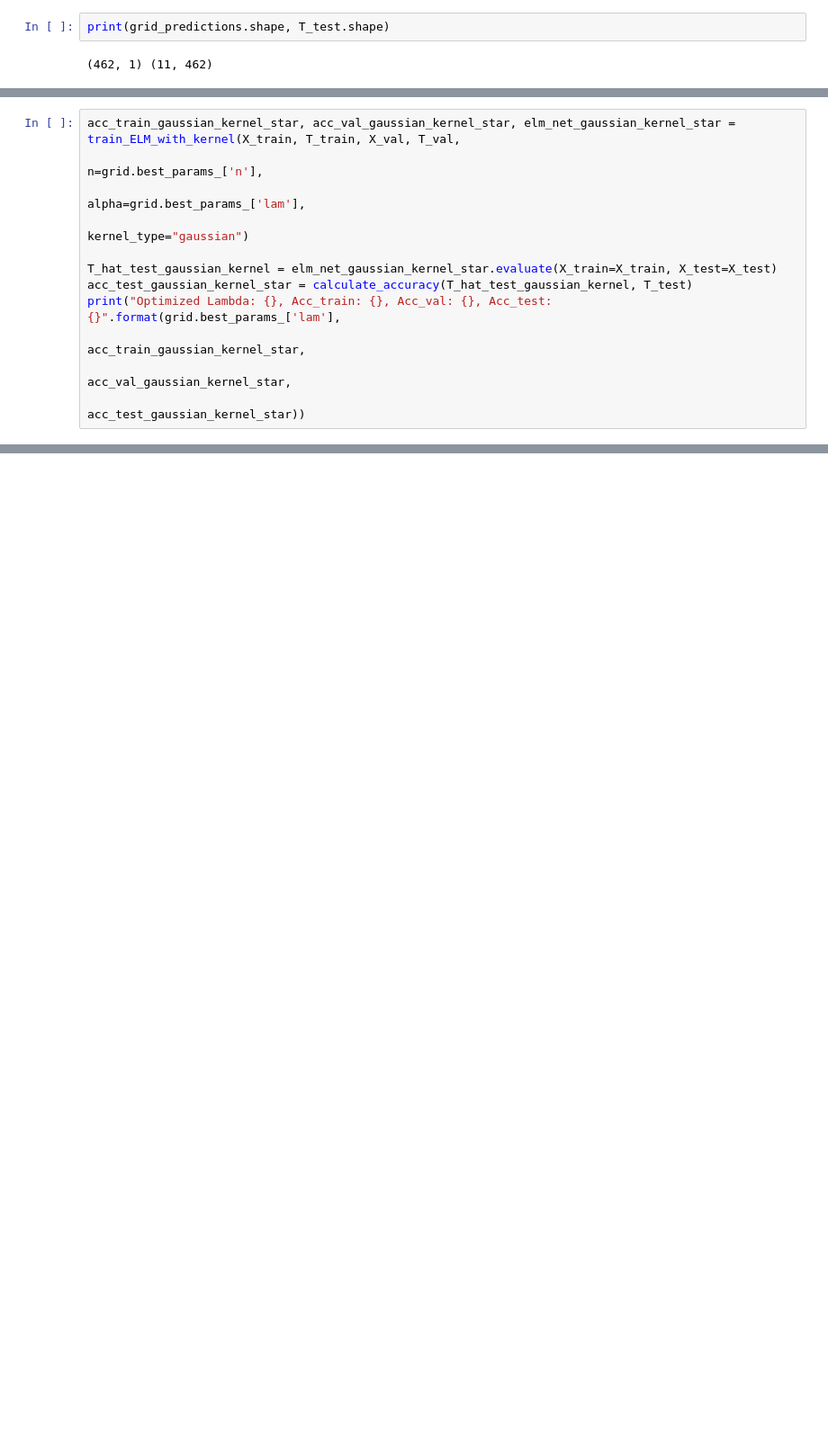
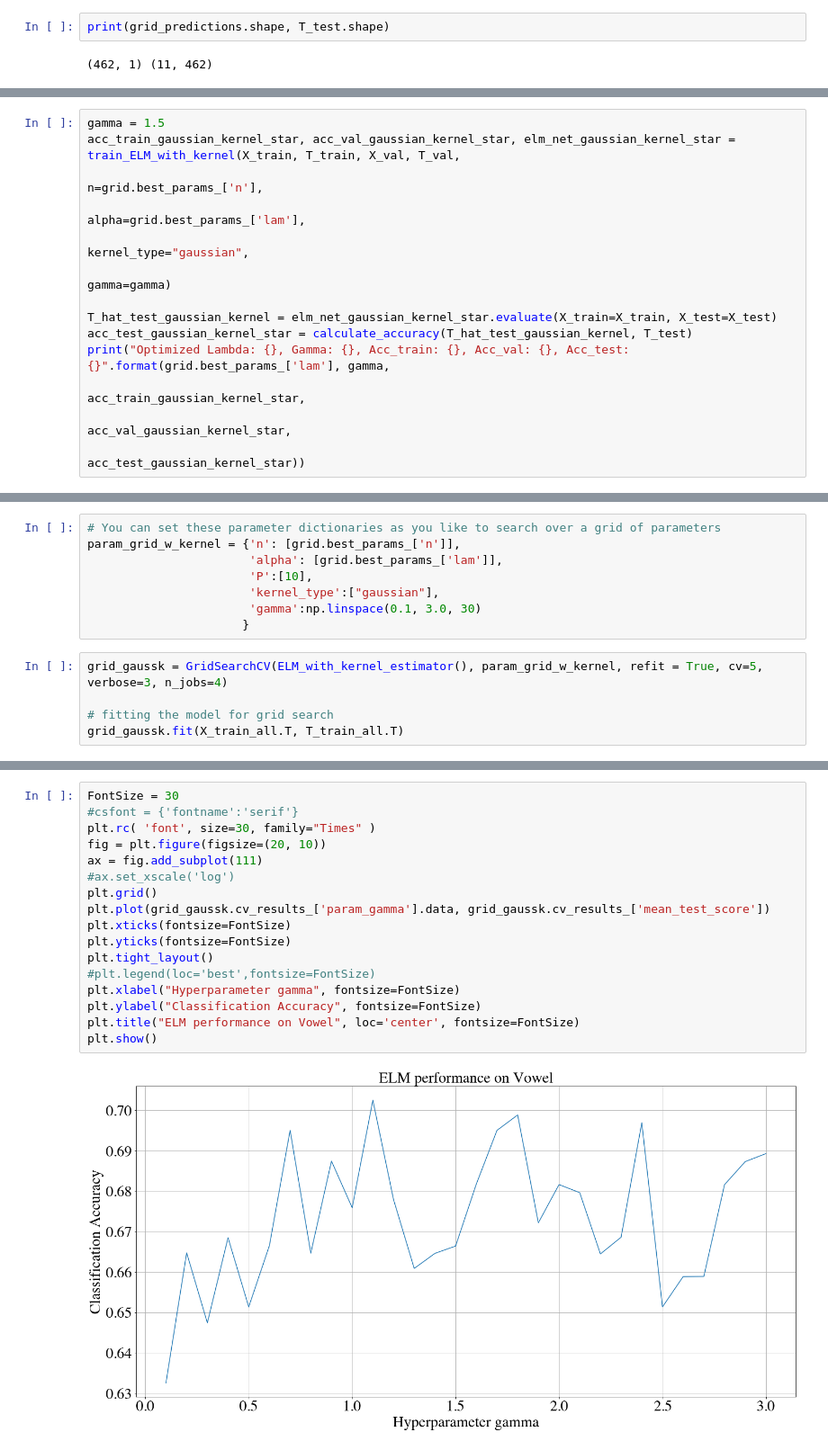
Before and after one commit to BarKetPlace/deeplearning2022, a Jupyter notebook: lab_1/Multiclass_Classification_ELM_Solution.ipynb, the cells around one changed output, grey strips where cells are left out. Shown: that part at 90% size. Drawn from its saved outputs; the diff is of its cells as text; blank space fills up the shorter version.

Commit message:
Modified RBF kernel to include tunable parameter gamma, making solution text similar to question, add requirements.txt

```diff
--- a/lab_1/Multiclass_Classification_ELM_Solution.ipynb
+++ b/lab_1/Multiclass_Classification_ELM_Solution.ipynb
@@ -435,12 +507,14 @@ Optimized Lambda: 1.0, Acc_train: 0.8293838862559242, Acc_val: 0.603773584905660
 # %%
+gamma = 1.5
 acc_train_gaussian_kernel_star, acc_val_gaussian_kernel_star, elm_net_gaussian_kernel_star = train_ELM_with_kernel(X_train, T_train, X_val, T_val,
                                                                                            n=grid.best_params_['n'],
                                                                                            alpha=grid.best_params_['lam'],
-                                                                                           kernel_type="gaussian")
+                                                                                           kernel_type="gaussian",
+                                                                                           gamma=gamma)
 
 T_hat_test_gaussian_kernel = elm_net_gaussian_kernel_star.evaluate(X_train=X_train, X_test=X_test)
 acc_test_gaussian_kernel_star = calculate_accuracy(T_hat_test_gaussian_kernel, T_test)
-print("Optimized Lambda: {}, Acc_train: {}, Acc_val: {}, Acc_test: {}".format(grid.best_params_['lam'],
+print("Optimized Lambda: {}, Gamma: {}, Acc_train: {}, Acc_val: {}, Acc_test: {}".format(grid.best_params_['lam'], gamma,
                                                                               acc_train_gaussian_kernel_star,
                                                                               acc_val_gaussian_kernel_star,
                                                                               acc_test_gaussian_kernel_star))
@@ -448,0 +620,13 @@ Optimized Lambda: 1.0, Acc_train: 0.8957345971563981, Acc_val: 0.764150943396226
+# %%
+# You can set these parameter dictionaries as you like to search over a grid of parameters
+param_grid_w_kernel = {'n': [grid.best_params_['n']],
+                       'alpha': [grid.best_params_['lam']],
+                       'P':[10],
+                       'kernel_type':["gaussian"],
+                       'gamma':np.linspace(0.1, 3.0, 30)
+                      }
+# %%
+grid_gaussk = GridSearchCV(ELM_with_kernel_estimator(), param_grid_w_kernel, refit = True, cv=5, verbose=3, n_jobs=4)
+
+# fitting the model for grid search
+grid_gaussk.fit(X_train_all.T, T_train_all.T)
@@ -448,0 +659,19 @@ Optimized Lambda: 1.0, Acc_train: 0.8957345971563981, Acc_val: 0.764150943396226
+# %%
+FontSize = 30
+#csfont = {'fontname':'serif'}
+plt.rc( 'font', size=30, family="Times" )
+fig = plt.figure(figsize=(20, 10))
+ax = fig.add_subplot(111)
+#ax.set_xscale('log')
+plt.grid()
+plt.plot(grid_gaussk.cv_results_['param_gamma'].data, grid_gaussk.cv_results_['mean_test_score'])
+plt.xticks(fontsize=FontSize)
+plt.yticks(fontsize=FontSize)
+plt.tight_layout()
+#plt.legend(loc='best',fontsize=FontSize)
+plt.xlabel("Hyperparameter gamma", fontsize=FontSize)
+plt.ylabel("Classification Accuracy", fontsize=FontSize)
+plt.title("ELM performance on Vowel", loc='center', fontsize=FontSize)
+plt.show()
+# %% [output]
+[figure, added]
```
Also changed, not shown: parts of 33 cells of this notebook, 2 other files.
